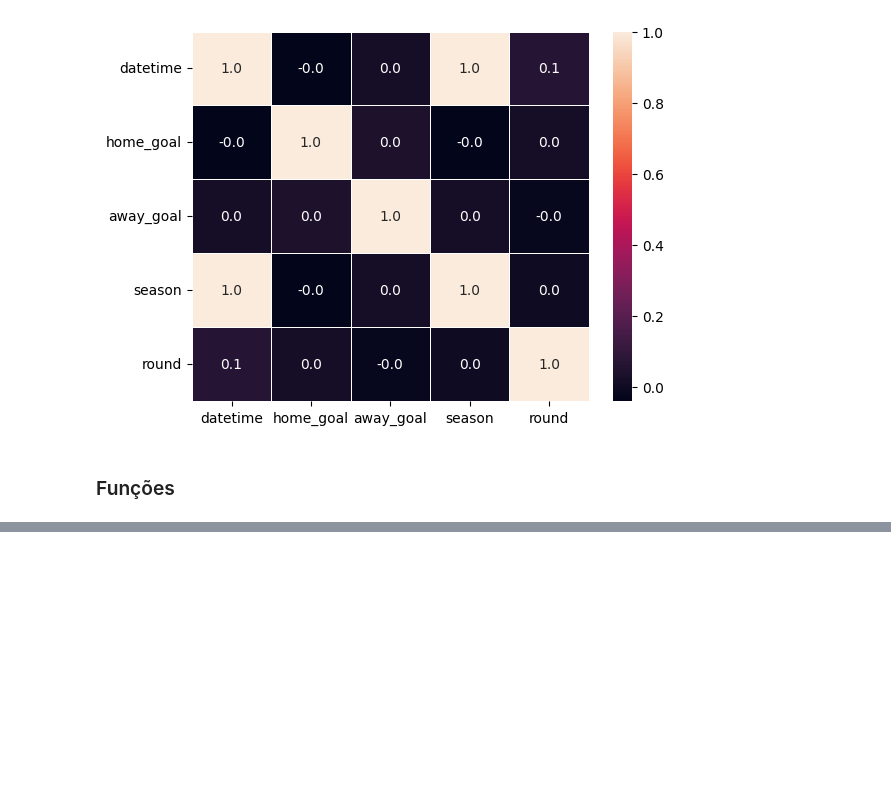
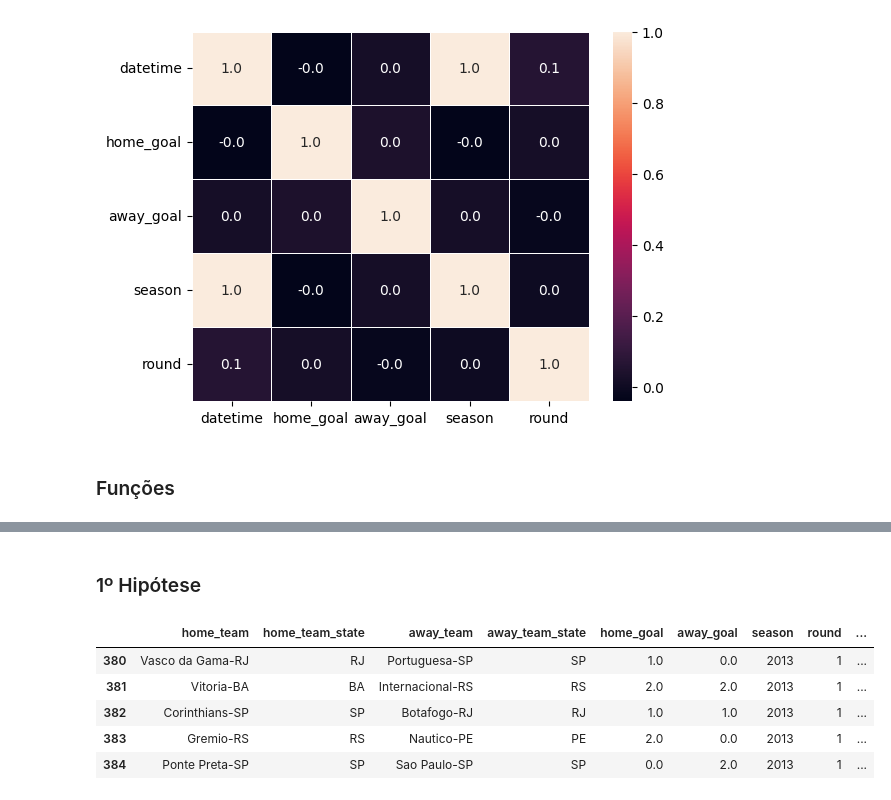
Before and after one commit to GabrielGrub/Trainee_FEA.dev, a Jupyter notebook: Projeto - Futebol Brasileiro/Projeto.ipynb, the cells around one changed output, grey strips where cells are left out. Saved outputs shown, nothing was run; the diff lists cells and outputs as text; code cells hidden in the pictures; blank space fills up the shorter version.

```diff
--- a/Projeto - Futebol Brasileiro/Projeto.ipynb
+++ b/Projeto - Futebol Brasileiro/Projeto.ipynb
@@ -445,0 +486,18 @@ Index(['datetime', 'home_team', 'home_team_state', 'away_team',
+# %% [markdown]
+### 1º Hipótese
+# %%
+# Formatando a coluna "datetime" para exibir apenas as horas e minutos
+brasileirao['datetime'] = pd.to_datetime(brasileirao['datetime'])
+brasileirao['time'] = brasileirao['datetime'].dt.strftime('%H:%M')
+
+# Removendo a coluna original "datetime" pois não será mais necessária
+brasileirao.drop(columns=['datetime'], inplace=True)
+
+brasileirao.head()
+# %% [output]
+|  | home_team | home_team_state | away_team | away_team_state | home_goal | away_goal | season | round | ... |
+| 380 | Vasco da Gama-RJ | RJ | Portuguesa-SP | SP | 1.0 | 0.0 | 2013 | 1 | ... |
+| 381 | Vitoria-BA | BA | Internacional-RS | RS | 2.0 | 2.0 | 2013 | 1 | ... |
+| 382 | Corinthians-SP | SP | Botafogo-RJ | RJ | 1.0 | 1.0 | 2013 | 1 | ... |
+| 383 | Gremio-RS | RS | Nautico-PE | PE | 2.0 | 0.0 | 2013 | 1 | ... |
+| 384 | Ponte Preta-SP | SP | Sao Paulo-SP | SP | 0.0 | 2.0 | 2013 | 1 | ... |
```
Also changed, not shown: parts of 11 cells of this notebook.
